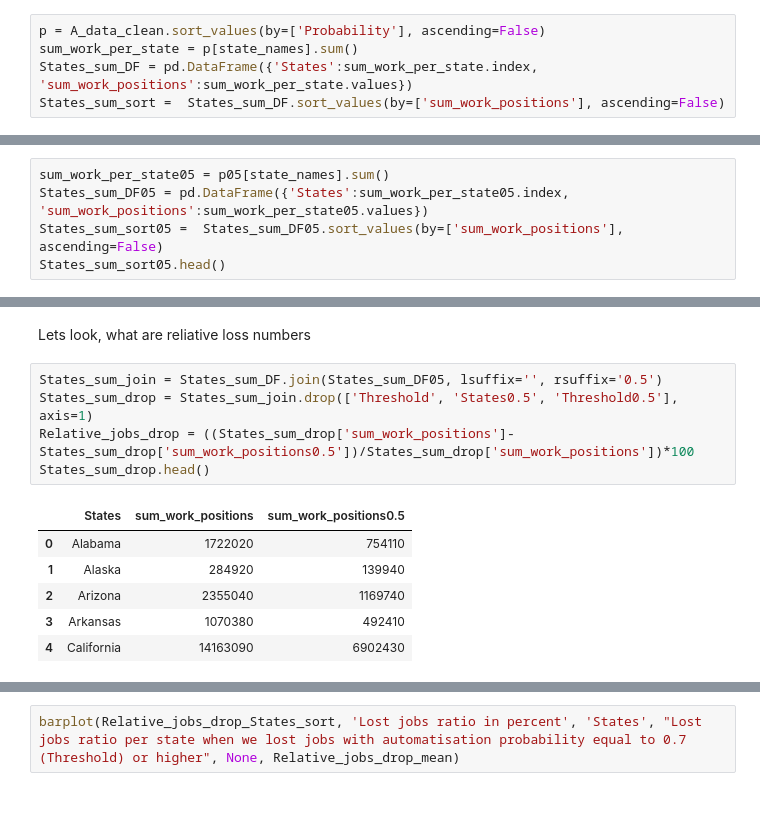
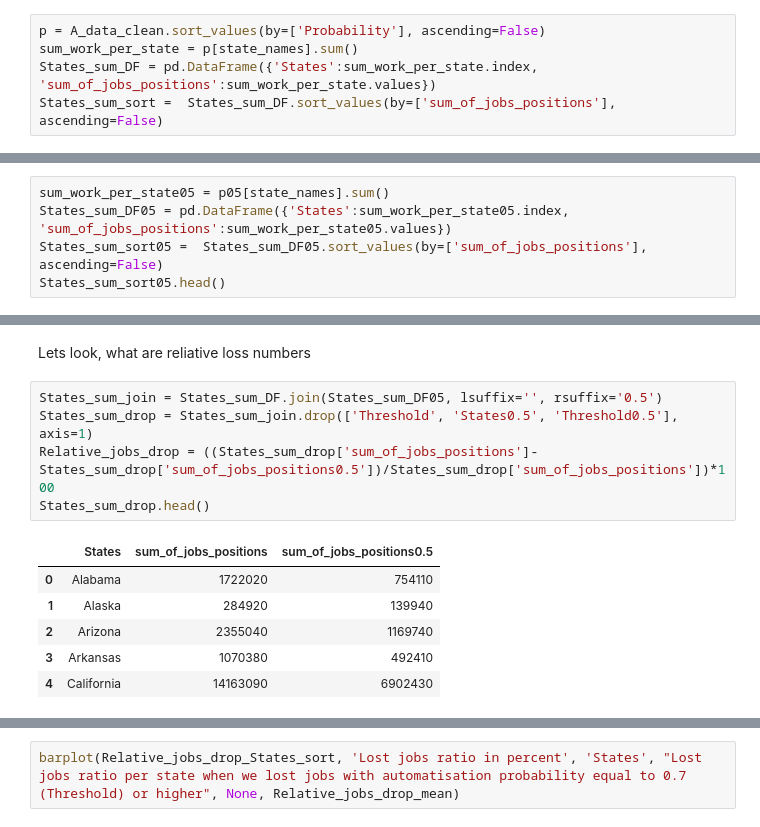
Before and after one commit to gadolinis/Automation_of_occupations_consequences_for_the_USA, a Jupyter notebook: Automation_of_occupations_consequences_for_the_USA.ipynb, the cells around one changed output, grey strips where cells are left out. Drawn from its saved outputs; the diff is of its cells as text.

```diff
--- a/Automation_of_occupations_consequences_for_the_USA.ipynb
+++ b/Automation_of_occupations_consequences_for_the_USA.ipynb
@@ -319,6 +297,6 @@ I estimated, that these total job numbers are about 10%, due to jabs position no
 # %%
 p = A_data_clean.sort_values(by=['Probability'], ascending=False)
 sum_work_per_state = p[state_names].sum()
-States_sum_DF = pd.DataFrame({'States':sum_work_per_state.index, 'sum_work_positions':sum_work_per_state.values})
-States_sum_sort =  States_sum_DF.sort_values(by=['sum_work_positions'], ascending=False)
+States_sum_DF = pd.DataFrame({'States':sum_work_per_state.index, 'sum_of_jobs_positions':sum_work_per_state.values})
+States_sum_sort =  States_sum_DF.sort_values(by=['sum_of_jobs_positions'], ascending=False)
 # %%
@@ -332,7 +310,7 @@ p_index = p.reset_index().drop(['level_0', 'index', 'SOC'], axis=1)
 p05 = p_index.loc[(p_index.Probability < threshold)]
 # %%
 sum_work_per_state05 = p05[state_names].sum()
-States_sum_DF05 = pd.DataFrame({'States':sum_work_per_state05.index, 'sum_work_positions':sum_work_per_state05.values})
-States_sum_sort05 =  States_sum_DF05.sort_values(by=['sum_work_positions'], ascending=False)
+States_sum_DF05 = pd.DataFrame({'States':sum_work_per_state05.index, 'sum_of_jobs_positions':sum_work_per_state05.values})
+States_sum_sort05 =  States_sum_DF05.sort_values(by=['sum_of_jobs_positions'], ascending=False)
 States_sum_sort05.head()
 # %% [output]
@@ -386,10 +364,10 @@ Lets look, what are reliative loss numbers
 # %%
 States_sum_join = States_sum_DF.join(States_sum_DF05, lsuffix='', rsuffix='0.5')
 States_sum_drop = States_sum_join.drop(['Threshold', 'States0.5', 'Threshold0.5'], axis=1)
-Relative_jobs_drop = ((States_sum_drop['sum_work_positions']-States_sum_drop['sum_work_positions0.5'])/States_sum_drop['sum_work_positions'])*100
+Relative_jobs_drop = ((States_sum_drop['sum_of_jobs_positions']-States_sum_drop['sum_of_jobs_positions0.5'])/States_sum_drop['sum_of_jobs_positions'])*100
 States_sum_drop.head()
 # %% [output]
-|  | States | sum_work_positions | sum_work_positions0.5 |
+|  | States | sum_of_jobs_positions | sum_of_jobs_positions0.5 |
 | 0 | Alabama | 1722020 | 754110 |
 | 1 | Alaska | 284920 | 139940 |
 | 2 | Arizona | 2355040 | 1169740 |
```
Also changed, not shown: parts of 11 cells of this notebook.
